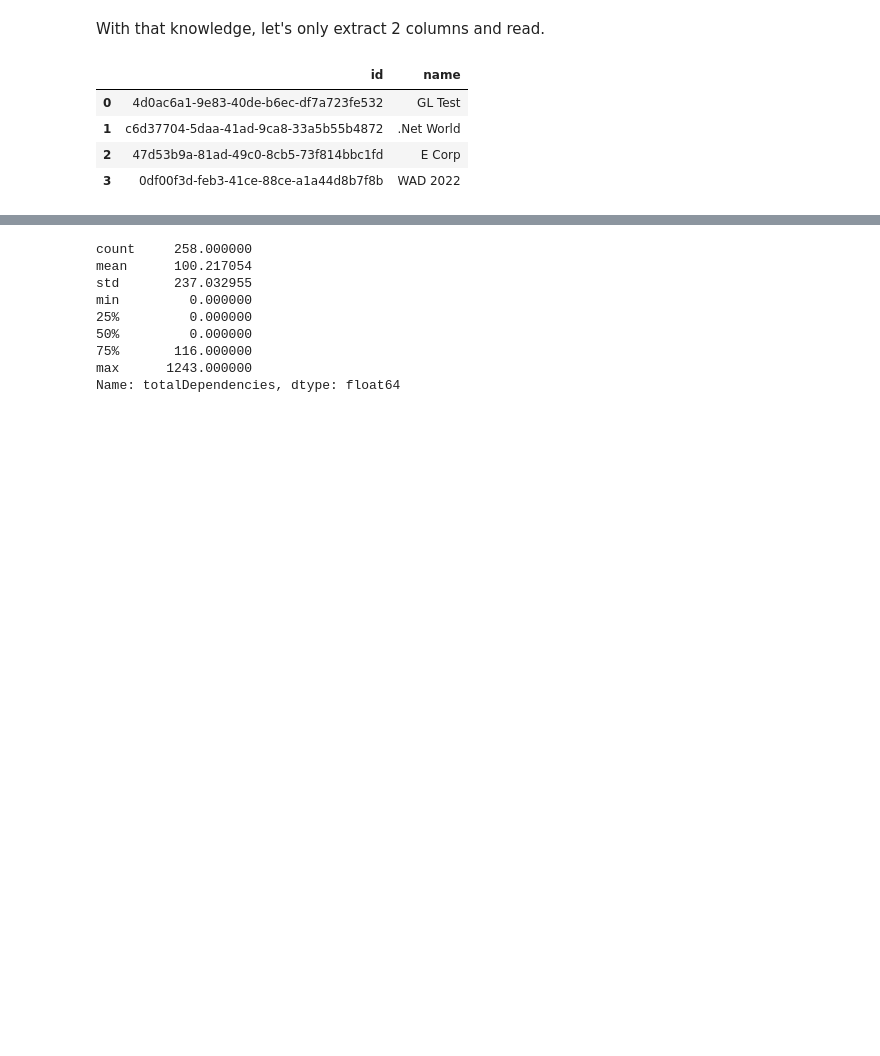
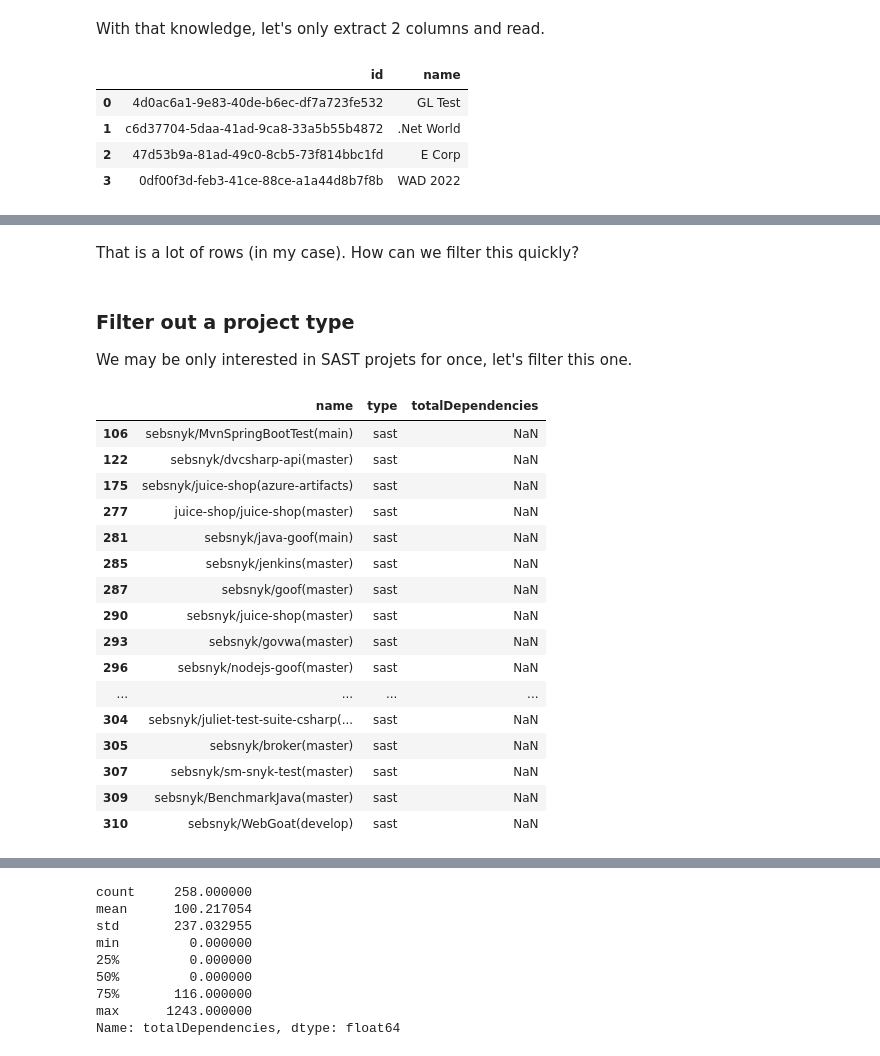
Before and after one commit to mcsnyk/Seb-snyk-api-workshop, a Jupyter notebook: Snyk API Workshop.ipynb, the cells around one changed output, grey strips where cells are left out. Cells and saved outputs as stored; diff of their text form; code cells hidden in the pictures; blank space fills up the shorter version.

```diff
--- a/Snyk API Workshop.ipynb
+++ b/Snyk API Workshop.ipynb
@@ -120,0 +138,26 @@ Pandas supports various methods like `.mean()` or `.max()` on a column. We can a
+# %% [markdown]
+That is a lot of rows (in my case). How can we filter this quickly?
+# %% [markdown]
+### Filter out a project type
+
+We may be only interested in SAST projets for once, let's filter this one.
+# %%
+projectsFrame[projectsFrame.type == 'sast'][['name', 'type', 'totalDependencies']]
+# %% [output]
+|  | name | type | totalDependencies |
+| 106 | sebsnyk/MvnSpringBootTest(main) | sast | NaN |
+| 122 | sebsnyk/dvcsharp-api(master) | sast | NaN |
+| 175 | sebsnyk/juice-shop(azure-artifacts) | sast | NaN |
+| 277 | juice-shop/juice-shop(master) | sast | NaN |
+| 281 | sebsnyk/java-goof(main) | sast | NaN |
+| 285 | sebsnyk/jenkins(master) | sast | NaN |
+| 287 | sebsnyk/goof(master) | sast | NaN |
+| 290 | sebsnyk/juice-shop(master) | sast | NaN |
+| 293 | sebsnyk/govwa(master) | sast | NaN |
+| 296 | sebsnyk/nodejs-goof(master) | sast | NaN |
+| ... | ... | ... | ... |
+| 304 | sebsnyk/juliet-test-suite-csharp(... | sast | NaN |
+| 305 | sebsnyk/broker(master) | sast | NaN |
+| 307 | sebsnyk/sm-snyk-test(master) | sast | NaN |
+| 309 | sebsnyk/BenchmarkJava(master) | sast | NaN |
+| 310 | sebsnyk/WebGoat(develop) | sast | NaN |
```
Also changed, not shown: parts of 36 cells of this notebook.
